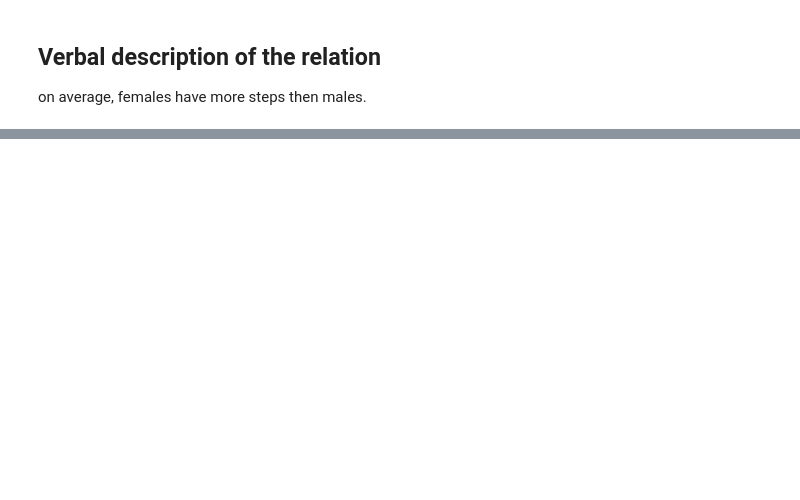
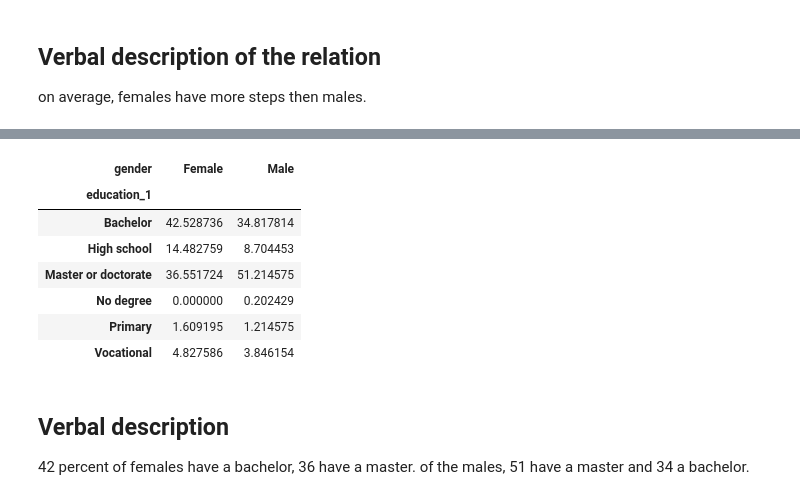
Before and after one commit to juIiette/Fundamentals-of-Machine-learning-assignments, a Jupyter notebook: Assignmentweek2.ipynb, the cells around one changed output, grey strips where cells are left out. Saved outputs shown, nothing was run; the diff lists cells and outputs as text; code cells hidden in the pictures; blank space fills up the shorter version.

```diff
--- a/Assignmentweek2.ipynb
+++ b/Assignmentweek2.ipynb
@@ -151,0 +157,17 @@ corr
+# %%
+# crosstab
+pd.crosstab(df["education_1"], df["gender"], normalize="columns")*100
+# %% [output]
+| gender | Female | Male |
+| education_1 |  |  |
+| Bachelor | 42.528736 | 34.817814 |
+| High school | 14.482759 | 8.704453 |
+| Master or doctorate | 36.551724 | 51.214575 |
+| No degree | 0.000000 | 0.202429 |
+| Primary | 1.609195 | 1.214575 |
+| Vocational | 4.827586 | 3.846154 |
+# %% [markdown]
+## Verbal description
+
+42 percent of females have a bachelor, 36 have a master.
+of the males, 51 have a master and 34 a bachelor.
```
Also changed, not shown: parts of 5 cells of this notebook.
